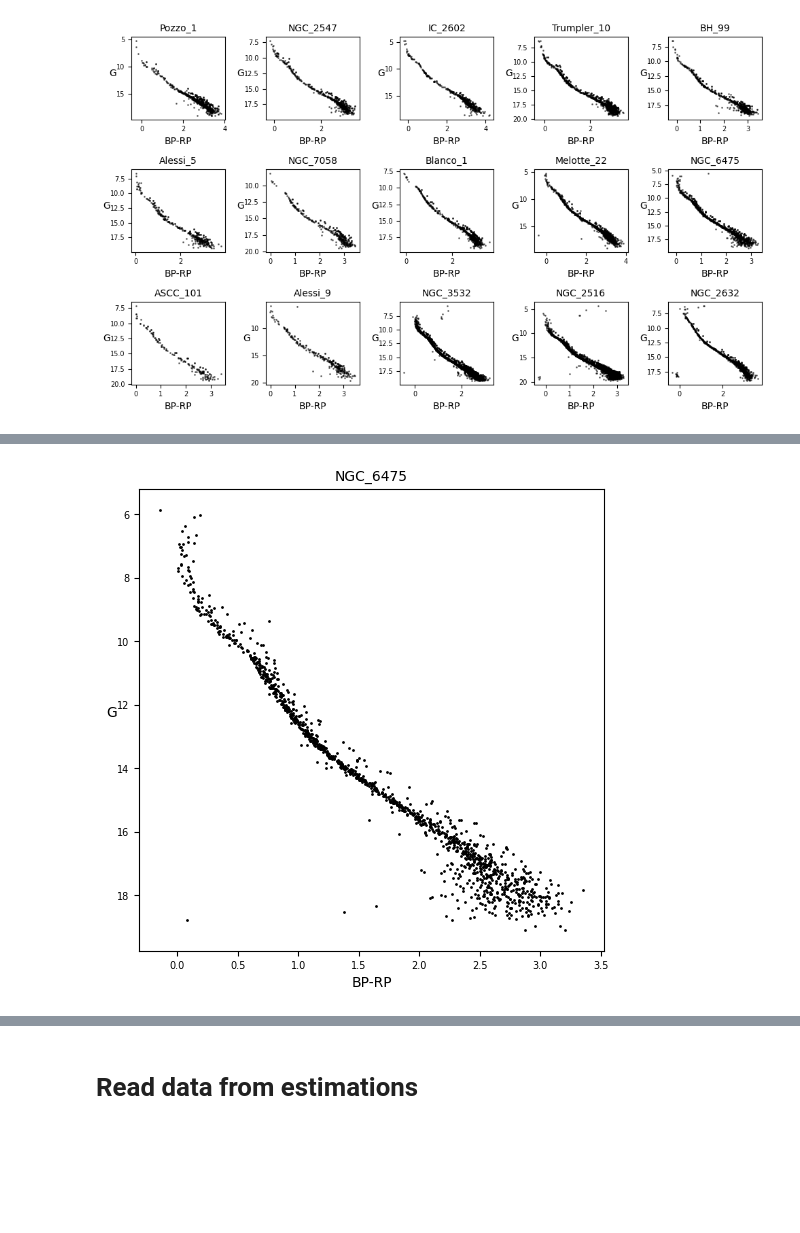
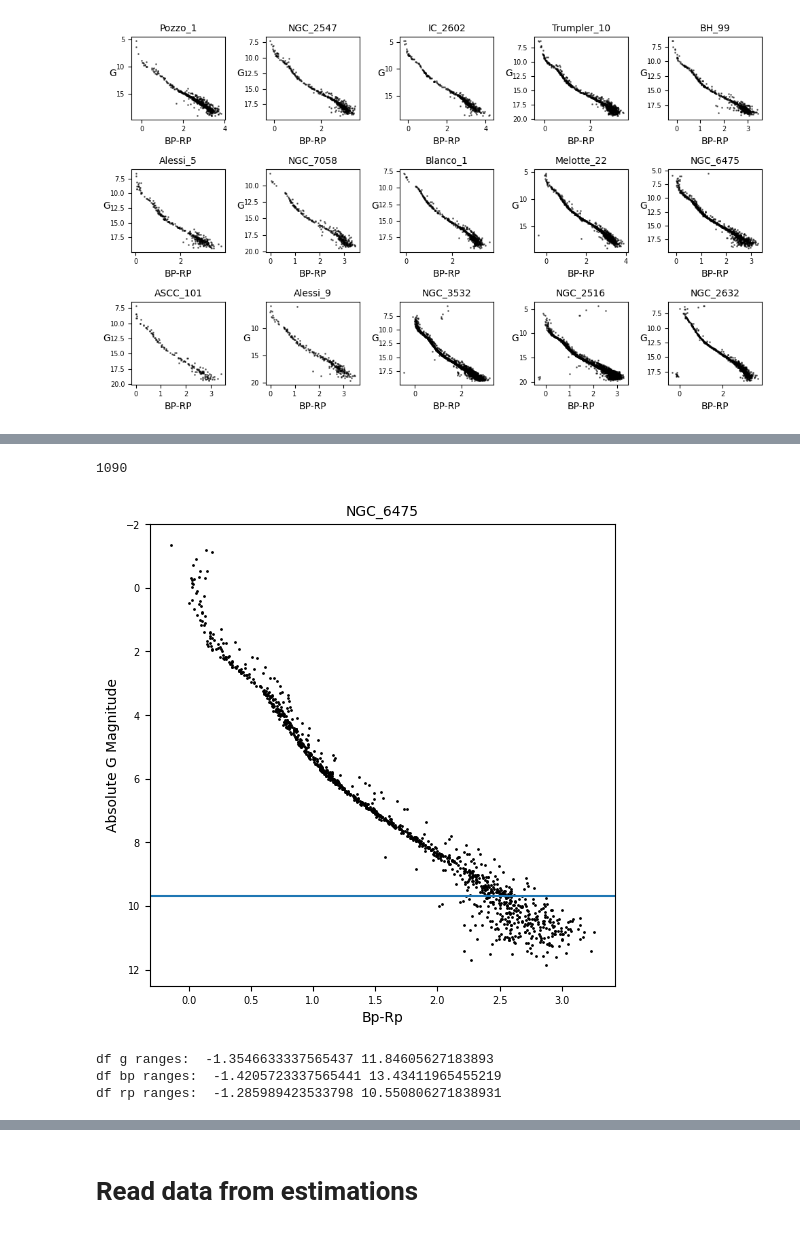
Before and after one commit to stevenalfonso/SBIforBinaryStars, a Jupyter notebook: sbi_for_binaries.ipynb, the cells around one changed output, grey strips where cells are left out. Cells and saved outputs as stored; diff of their text form; code cells hidden in the pictures; blank space fills up the shorter version.

```diff
--- a/sbi_for_binaries.ipynb
+++ b/sbi_for_binaries.ipynb
@@ -403,13 +391,15 @@ torch.Size([10000, 4])
 list_clusters = ['Pozzo_1','NGC_2547','IC_2602','Trumpler_10','BH_99','Alessi_5','NGC_7058','Blanco_1',\
                  'Melotte_22','NGC_6475','ASCC_101','Alessi_9','NGC_3532','NGC_2516','NGC_2632']
 
+data = pd.read_csv('./data/members_dat.csv')
+
 fig, axes = plt.subplots(3,5, figsize=(10,6))
 
 for cluster,ax in zip(list_clusters, axes.flat):
-    df = pd.read_csv('./data/final_data/{}.csv'.format(cluster))
+    df = data[data['cluster'] == cluster]
 
     ax.set_title(cluster, fontsize=10)
-    ax.scatter(df['bp_rp'], df['phot_g_mean_mag'], s=1, marker='o', c='k', alpha=0.5)
+    ax.scatter(df['phot_bp_mean_mag'] - df['phot_rp_mean_mag'], df['phot_g_mean_mag'], s=1, marker='o', c='k', alpha=0.5)
     ax.invert_yaxis()
     ax.set_xlabel('BP-RP')
     ax.set_ylabel('G', rotation=0)
@@ -443,11 +412,34 @@ df
-# %%
-fig, ax = plt.subplots(figsize=(6,6))
-
-ax.set_title(cluster, fontsize=10)
-ax.scatter(df['phot_bp_mean_mag'] - df['phot_rp_mean_mag'], df['phot_g_mean_mag'], s=1, marker='o', c='k')
-ax.invert_yaxis()
-ax.set_xlabel('BP-RP')
-ax.set_ylabel('G', rotation=0)
-ax.tick_params(axis='both', which='major', labelsize=7)
-# %% [output]
-[figure, removed]
+# %%
+cluster = 'NGC_6475' #'NGC_6475'
+remove_stars = pd.read_csv('./data/SGs_and_RGBs_clusters_sourceid.csv')
+list_remove_stars = remove_stars['source_id'][(remove_stars['cluster'] == cluster)].to_list()
+
+df_cluster = data[data['cluster'] == cluster]
+#df = pd.read_csv('/Users/steven/Documents/members_sample/members_sample1/{}.csv'.format(cluster))
+df_cluster = df_cluster[~df_cluster['source_id'].isin(list_remove_stars)]
+
+df_cluster['g_mag'] = df_cluster['phot_g_mean_mag'] - 5* np.log10(1000/df_cluster['parallax']) + 5
+df_cluster['bp_mag'] = df_cluster['phot_bp_mean_mag'] - 5* np.log10(1000/df_cluster['parallax']) + 5
+df_cluster['rp_mag'] = df_cluster['phot_rp_mean_mag'] - 5* np.log10(1000/df_cluster['parallax']) + 5
+
+print(len(df_cluster))
+
+fig, ax = plt.subplots(figsize=(6,6))
+ax.set_title(cluster, fontsize=10)
+ax.scatter(df_cluster['bp_mag'] - df_cluster['rp_mag'], df_cluster['g_mag'], s=1, marker='o', c='k')
+ax.axhline(max_g_mag_simulated)
+ax.invert_yaxis()
+ax.set_xlabel('Bp-Rp')
+ax.set_ylabel('Absolute G Magnitude')
+ax.tick_params(axis='both', which='major', labelsize=7)
+# %% [output]
+1090
+[figure, added]
+# %%
+print('df g ranges: ', df_cluster['g_mag'].min(), df_cluster['g_mag'].max())
+print('df bp ranges: ', df_cluster['bp_mag'].min(), df_cluster['bp_mag'].max())
+print('df rp ranges: ', df_cluster['rp_mag'].min(), df_cluster['rp_mag'].max())
+# %% [output]
+df g ranges:  -1.3546633337565437 11.84605627183893
+df bp ranges:  -1.4205723337565441 13.43411965455219
+df rp ranges:  -1.285989423533798 10.550806271838931
```
Also changed, not shown: parts of 22 cells of this notebook, 11 other files.
